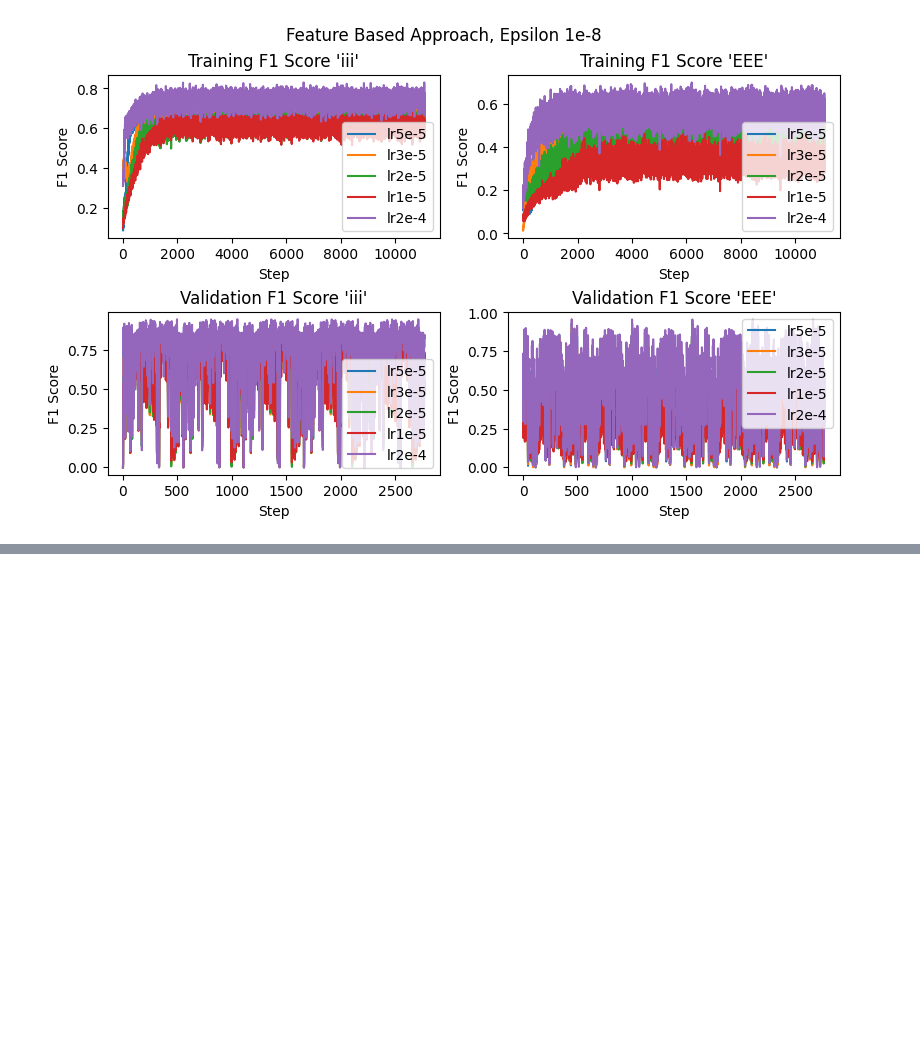
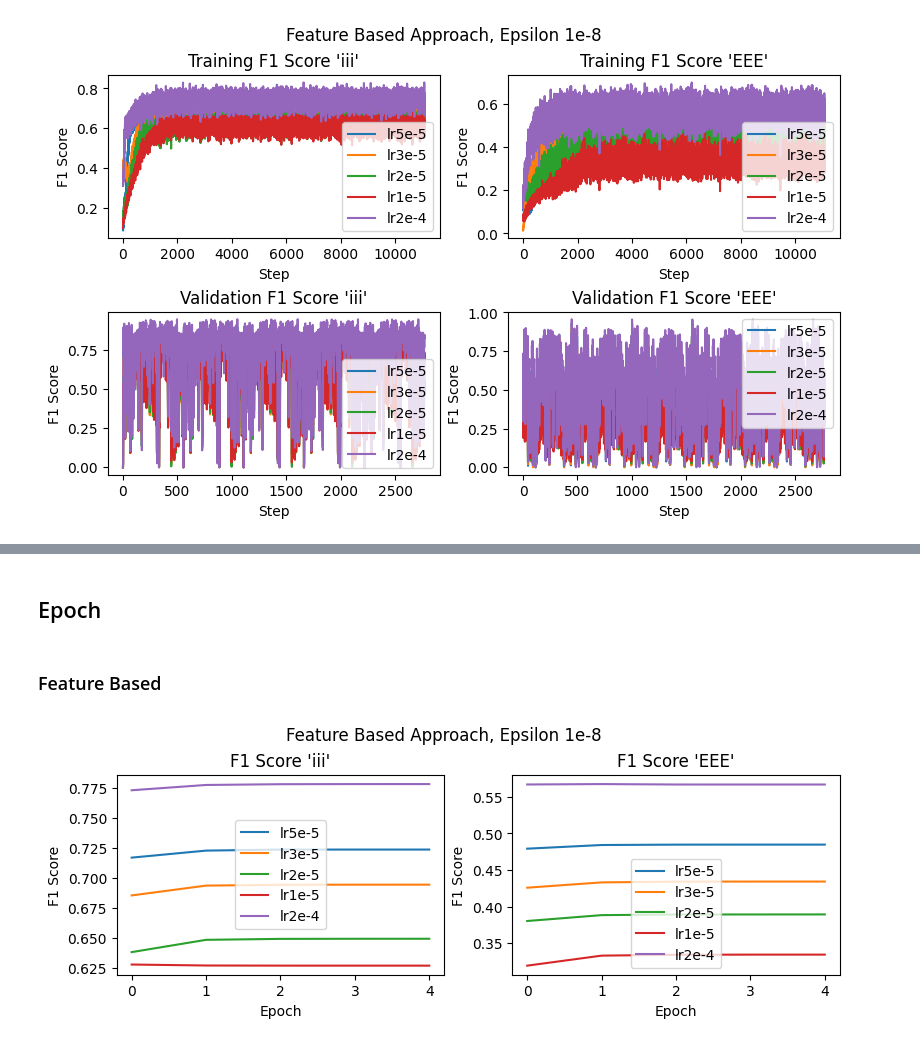
Before and after one commit to anwari32/sequence-processing, a Jupyter notebook: visualisation.ipynb, the cells around one changed output, grey strips where cells are left out. Cells and saved outputs as stored; diff of their text form; code cells hidden in the pictures; blank space fills up the shorter version.

```diff
--- a/visualisation.ipynb
+++ b/visualisation.ipynb
@@ -155,0 +327,48 @@ plt.show()
+# %% [markdown]
+## Epoch
+# %% [markdown]
+### Feature Based
+# %%
+import pandas as pd
+import os
+import matplotlib.pyplot as plt
+
+log_dir = os.path.join("logs")
+fb_f1_score_EEE_log_path = os.path.join(log_dir, "fb_f1_score_EEE.csv")
+fb_f1_score_iii_log_path = os.path.join(log_dir, "fb_f1_score_iii.csv")
+ft_f1_score_EEE_log_path = os.path.join(log_dir, "ft_f1_score_EEE.csv")
+ft_f1_score_iii_log_path = os.path.join(log_dir, "ft_f1_score_iii.csv")
+
+fb_f1_score_EEE_df = pd.read_csv(fb_f1_score_EEE_log_path)
+fb_f1_score_iii_df = pd.read_csv(fb_f1_score_iii_log_path)
+ft_f1_score_EEE_df = pd.read_csv(ft_f1_score_EEE_log_path)
+ft_f1_score_iii_df = pd.read_csv(ft_f1_score_iii_log_path)
+
+
+figs, axes = plt.subplots(nrows=1, ncols=2, constrained_layout=True, figsize=(8, 3))
+xs = [i for i in range(5)]
+
+# feature based.
+suptitle = "Feature Based Approach, Epsilon 1e-8"
+for lr in learning_rates:
+    axes[0].plot(
+        xs,
+        fb_f1_score_iii_df[lr].values,
+        label=lr
+    )
+axes[0].set(xlabel="Epoch", ylabel="F1 Score", title="F1 Score 'iii'")
+axes[0].legend()
+
+for lr in learning_rates:
+    axes[1].plot(
+        xs,
+        fb_f1_score_EEE_df[lr].values,
+        label=lr
+    )
+axes[1].set(xlabel="Epoch", ylabel="F1 Score", title="F1 Score 'EEE'")
+axes[1].legend()
+
+plt.suptitle(suptitle)
+plt.show()
+# %% [output]
+[figure, added]
```
Also changed, not shown: parts of 29 cells of this notebook, 14 other files.
